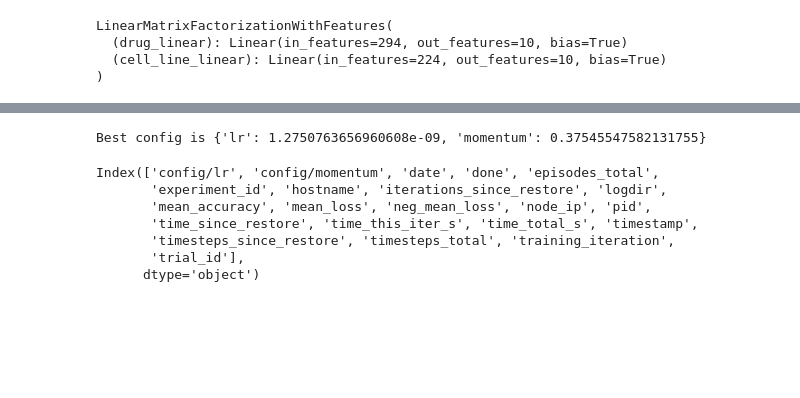
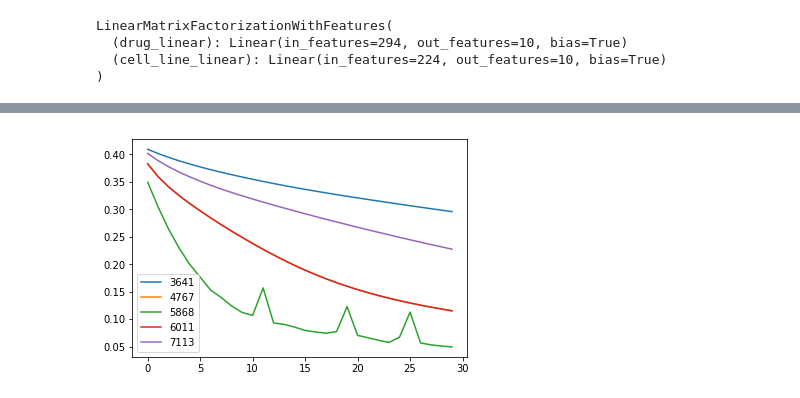
Before and after one commit to kkoras/rec-system-for-drug-response, a Jupyter notebook: Scripts/Prototypes and baseline models/linear_model_KINOMEscan_data.ipynb, the cells around one changed output, grey strips where cells are left out. Cells and saved outputs as stored; diff of their text form; code cells hidden in the pictures; blank space fills up the shorter version.

```diff
--- a/Scripts/Prototypes and baseline models/linear_model_KINOMEscan_data.ipynb
+++ b/Scripts/Prototypes and baseline models/linear_model_KINOMEscan_data.ipynb
@@ -1030,14 +1076,11 @@ df
-# %%
-print("Best config is", analysis.get_best_config(metric="mean_accuracy"))
-# %% [output]
-Best config is {'lr': 1.2750763656960608e-09, 'momentum': 0.37545547582131755}
-# %%
-df.columns
-# %% [output]
-Index(['config/lr', 'config/momentum', 'date', 'done', 'episodes_total',
-       'experiment_id', 'hostname', 'iterations_since_restore', 'logdir',
-       'mean_accuracy', 'mean_loss', 'neg_mean_loss', 'node_ip', 'pid',
-       'time_since_restore', 'time_this_iter_s', 'time_total_s', 'timestamp',
-       'timesteps_since_restore', 'timesteps_total', 'training_iteration',
-       'trial_id'],
-      dtype='object')
+# %%
+dfs = analysis.trial_dataframes
+s = 0
+for d in dfs.values():
+    plt.plot(d["training_iteration"], d["train_rmse"], label=d["pid"].iloc[0])
+    s += 1
+
+plt.legend()
+plt.show()
+# %% [output]
+[figure, added]
```
Also changed, not shown: parts of 36 cells of this notebook, 1 other file.
